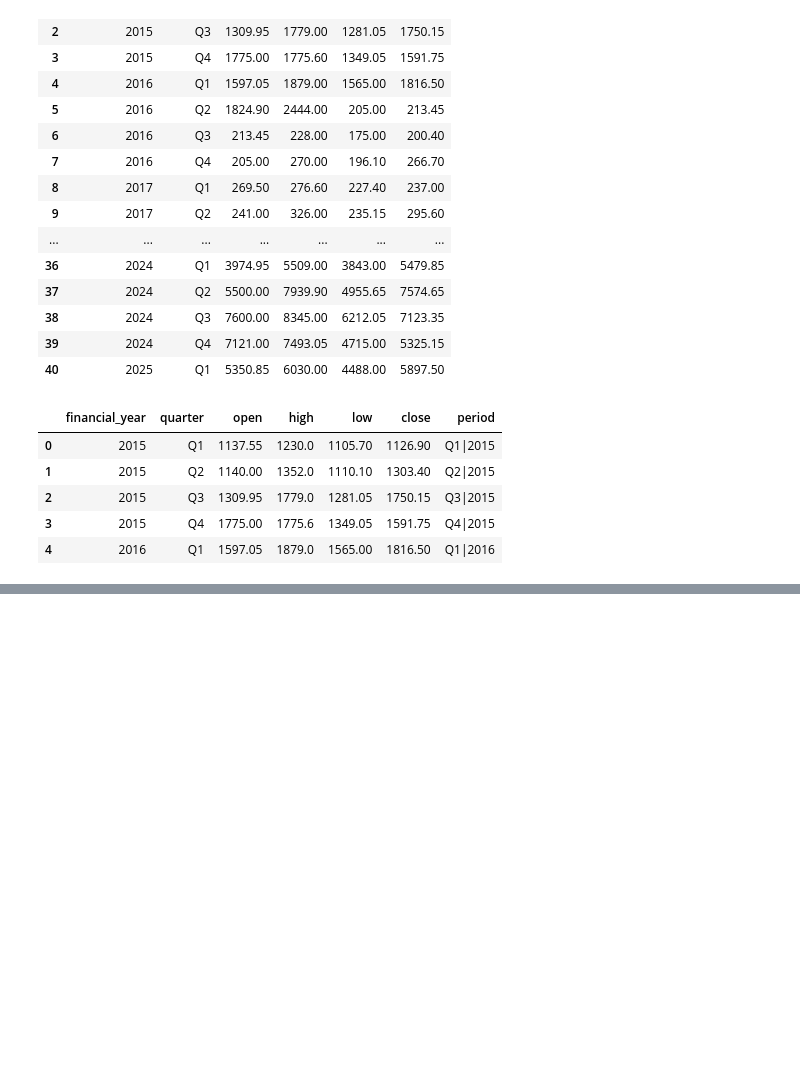
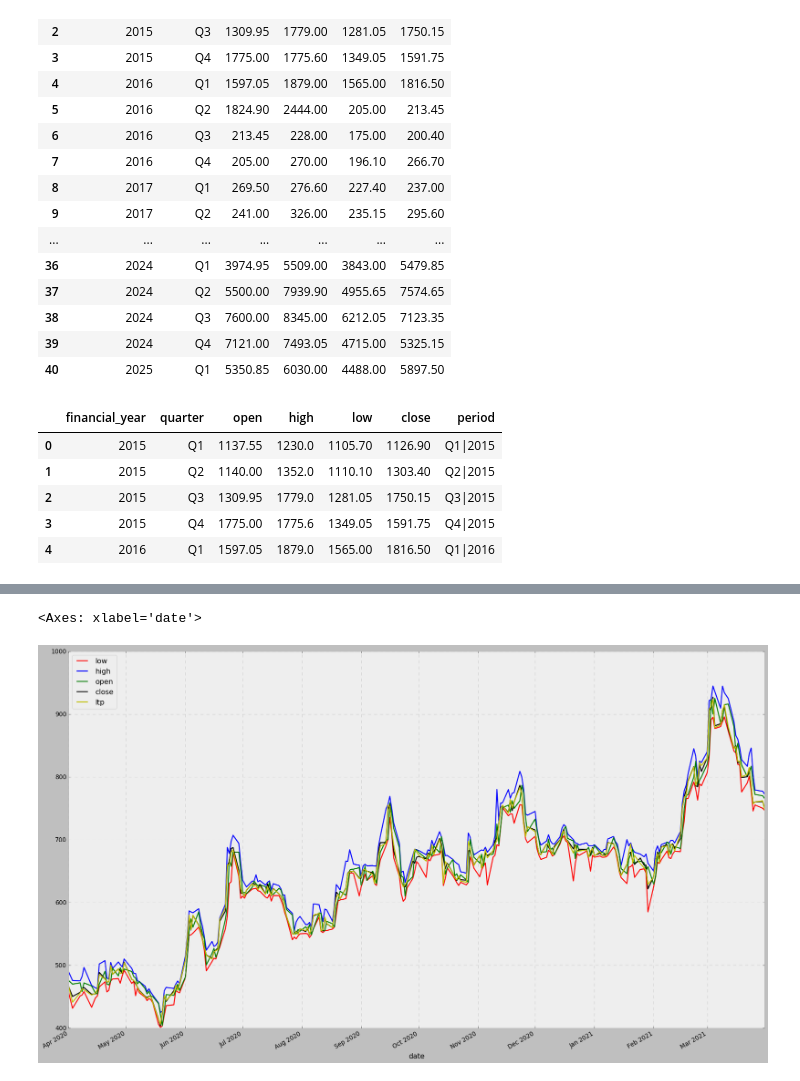
Before and after one commit to shrikant-DS/Predicting_stock_market_equity, a Jupyter notebook: predicting_price.ipynb, the cells around one changed output, grey strips where cells are left out. Drawn from its saved outputs; the diff is of its cells as text; code cells hidden in the pictures; blank space fills up the shorter version.

```diff
--- a/predicting_price.ipynb
+++ b/predicting_price.ipynb
@@ -398,0 +476,7 @@ fig.show()
+# %%
+plt.style.use(plt.style.available[4])
+df_2020.plot(x = 'date', y = ['low','high','open','close','ltp'], color= ['r','b','g','k','y'], figsize=(25, 15))
+plt.show()
+# %% [output]
+<Axes: xlabel='date'>
+[figure, added]
```
Also changed, not shown: parts of 13 cells of this notebook.
